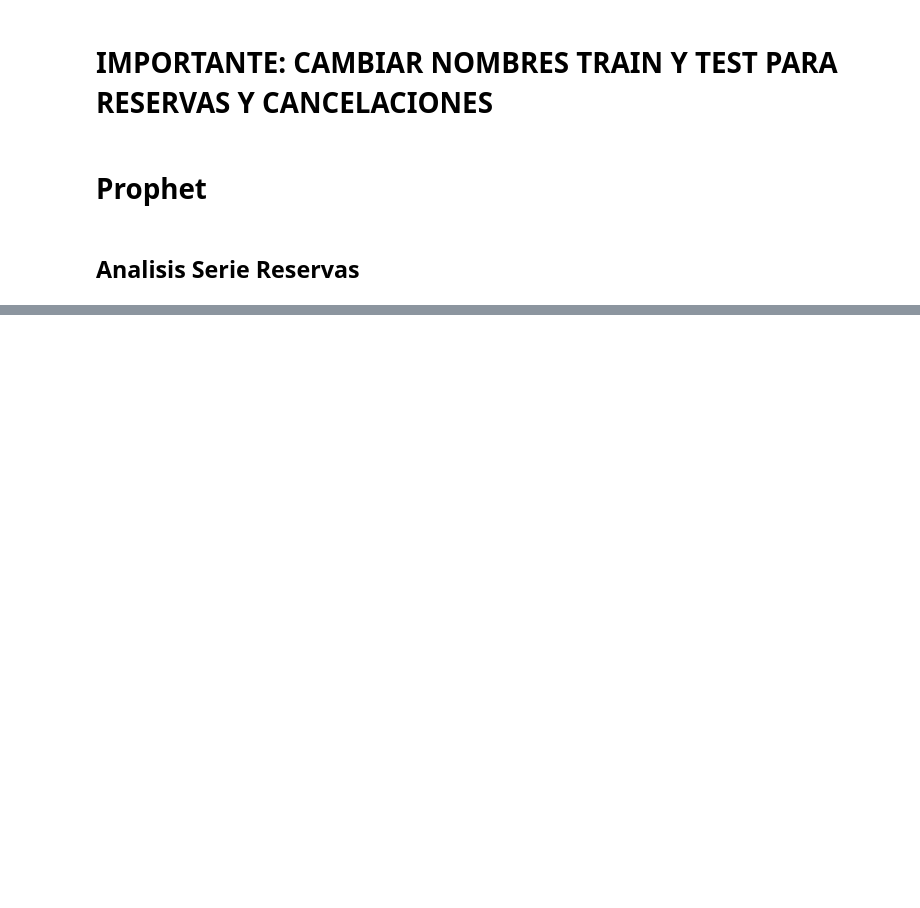
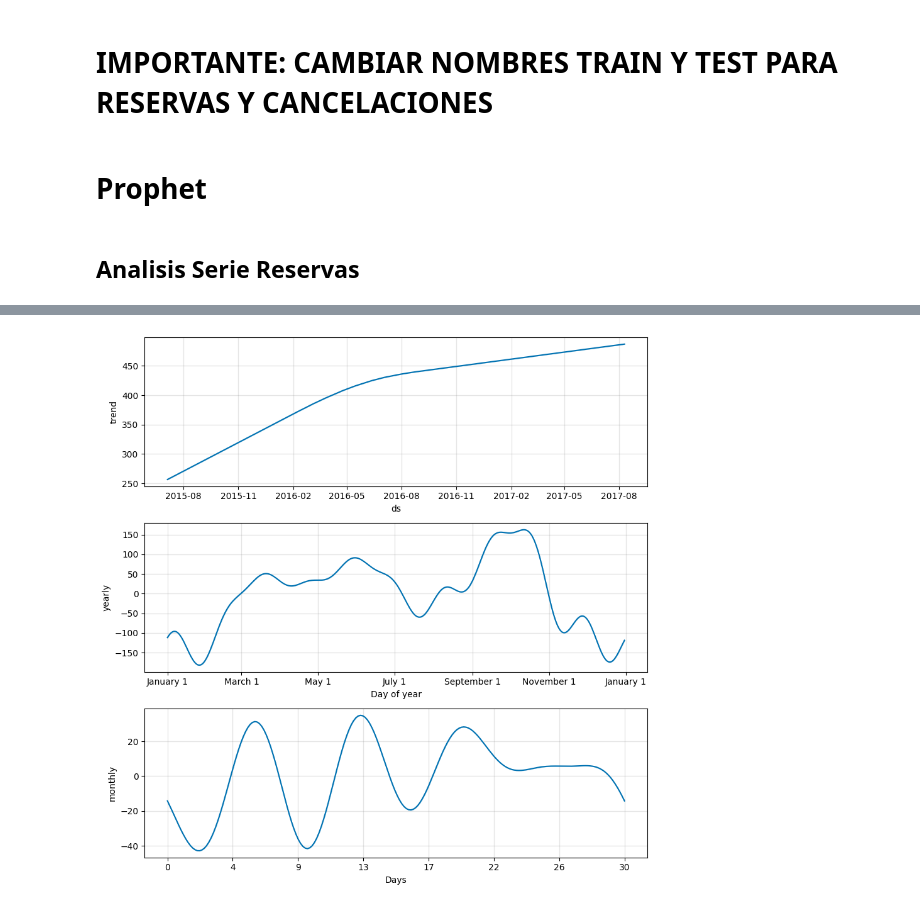
Before and after one commit to jgilaberts/Prueba-Github, a Jupyter notebook: Analisis Predictivo/Proyecto Final/Prophet_Javier_Gilabert.ipynb, the cells around one changed output, grey strips where cells are left out. Drawn from its saved outputs; the diff is of its cells as text; code cells hidden in the pictures; blank space fills up the shorter version.

```diff
--- a/Analisis Predictivo/Proyecto Final/Prophet_Javier_Gilabert.ipynb
+++ b/Analisis Predictivo/Proyecto Final/Prophet_Javier_Gilabert.ipynb
@@ -92,0 +116,5 @@ plt.show()
+# %%
+fig2 = m2.plot_components(forecast2)
+plt.show()
+# %% [output]
+[figure, added]
```
Also changed, not shown: parts of 12 cells of this notebook.
